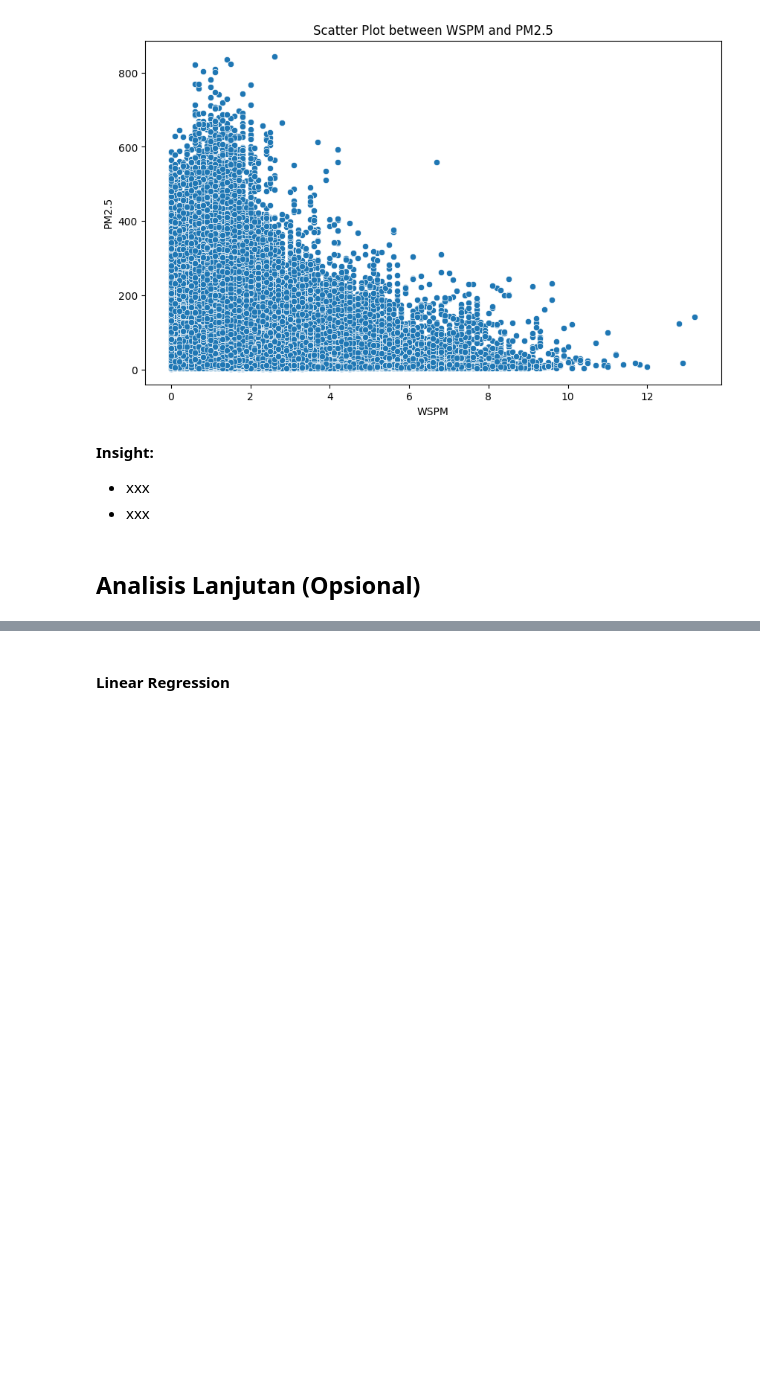
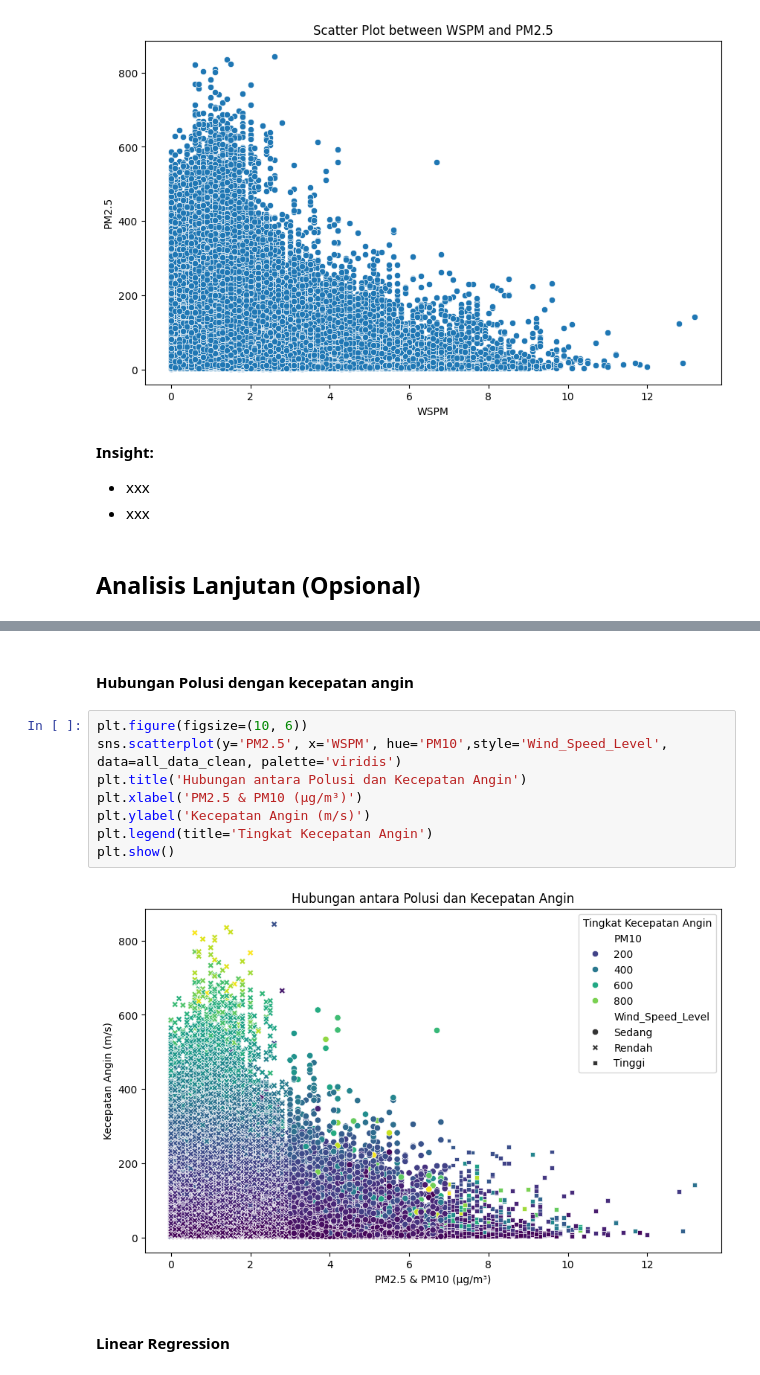
Before and after one commit to SyafiqMSI/analisis-air-quality, a Jupyter notebook: notebook.ipynb, the cells around one changed output, grey strips where cells are left out. Saved outputs shown, nothing was run; the diff lists cells and outputs as text; blank space fills up the shorter version.

```diff
--- a/notebook.ipynb
+++ b/notebook.ipynb
@@ -1826,3 +1872,15 @@ plt.show()
+# %% [markdown]
+#### Hubungan Polusi dengan kecepatan angin
+# %%
+plt.figure(figsize=(10, 6))
+sns.scatterplot(y='PM2.5', x='WSPM', hue='PM10',style='Wind_Speed_Level', data=all_data_clean, palette='viridis')
+plt.title('Hubungan antara Polusi dan Kecepatan Angin')
+plt.xlabel('PM2.5 & PM10 (µg/m³)')
+plt.ylabel('Kecepatan Angin (m/s)')
+plt.legend(title='Tingkat Kecepatan Angin')
+plt.show()
+# %% [output]
+[figure, added]
 # %% [markdown]
 #### Linear Regression
 # %%
```
Also changed, not shown: parts of 5 cells of this notebook.
